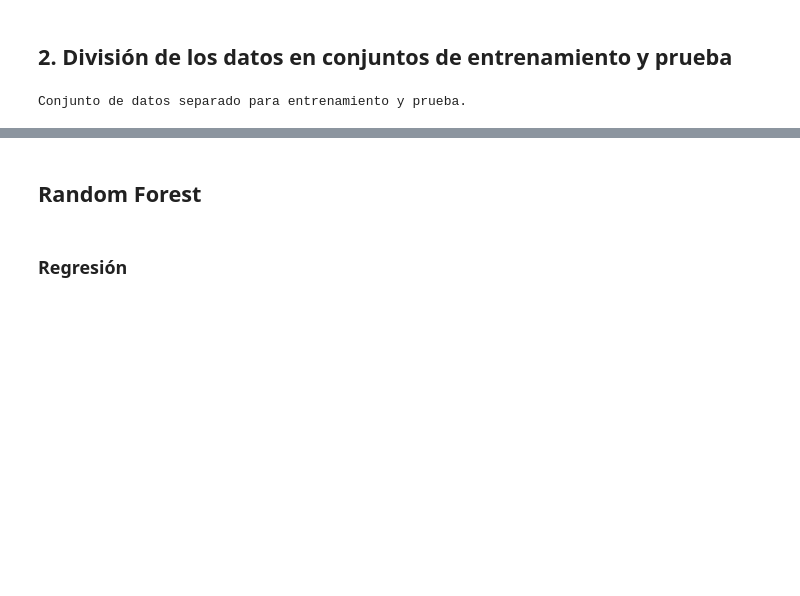
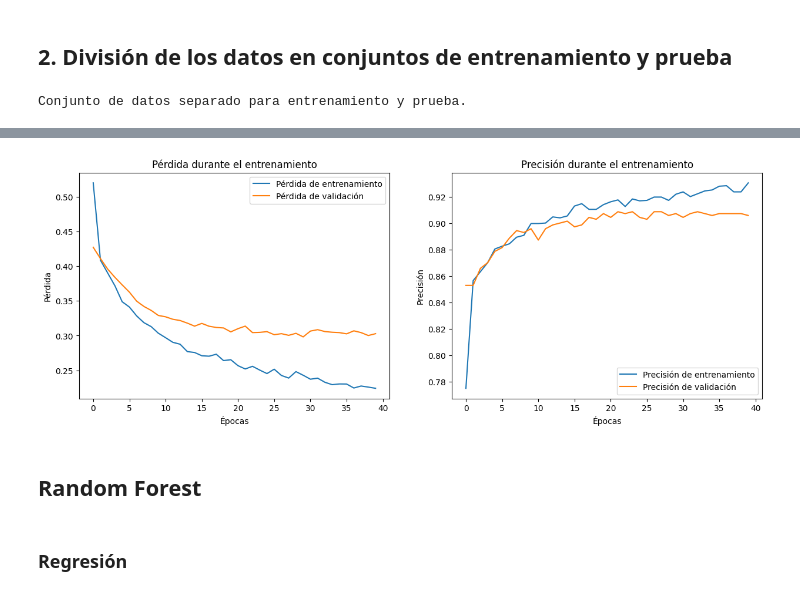
Before and after one commit to pamelamurilloa/DataMining-ISW911-ThirdProject-MachineLearning, a Jupyter notebook: ProyectoIII.ipynb, the cells around one changed output, grey strips where cells are left out. Drawn from its saved outputs; the diff is of its cells as text; code cells hidden in the pictures; blank space fills up the shorter version.

Commit message:
Implements training of neural networks to predict 'Churn'.

```diff
--- a/ProyectoIII.ipynb
+++ b/ProyectoIII.ipynb
@@ -123,0 +156,3 @@ Conjunto de datos separado para entrenamiento y prueba.
+# %%
+# Crear modelo de red neuronal secuencial
+model = Sequential()
@@ -123,0 +179,18 @@ Conjunto de datos separado para entrenamiento y prueba.
+# %%
+# Compilar el modelo
+model.compile(optimizer='adam', loss='binary_crossentropy', metrics=['accuracy'])
+# %%
+# Entrenar modelo
+
+# Detiene el entrenamiento del modelo cuando no hay mejora
+early_stopping = EarlyStopping(monitor='val_loss', patience=10, restore_best_weights=True)
+
+# Ajustar el modelo
+history = model.fit(
+    x_train, y_train,           # Datos de entrenamiento
+    validation_split=0.2,       # Usar el 20% del entrenamiento como validación
+    epochs=100,                 # Número máximo de épocas
+    batch_size=32,              # Tamaño del lote
+    callbacks=[early_stopping], # Para finalizar si después de 5 iteraciones no mejora
+    verbose=1                   # Nivel de detalle de la salida
+)
@@ -124,3 +215,27 @@ Conjunto de datos separado para entrenamiento y prueba.
+# %%
+# Visualizar resultados del rendimiento del entrenamiento
+
+fig, axes = plt.subplots(1, 2, figsize=(15, 5))  # 1 row, 2 columns
+
+# Pérdida
+axes[0].plot(history.history['loss'], label='Pérdida de entrenamiento')
+axes[0].plot(history.history['val_loss'], label='Pérdida de validación')
+axes[0].legend()
+axes[0].set_title('Pérdida durante el entrenamiento')
+axes[0].set_xlabel('Épocas')
+axes[0].set_ylabel('Pérdida')
+
+# Precisión
+axes[1].plot(history.history['accuracy'], label='Precisión de entrenamiento')
+axes[1].plot(history.history['val_accuracy'], label='Precisión de validación')
+axes[1].legend()
+axes[1].set_title('Precisión durante el entrenamiento')
+axes[1].set_xlabel('Épocas')
+axes[1].set_ylabel('Precisión')
+
+plt.show()
+# %% [output]
+[figure, added]
 # %% [markdown]
 ## Random Forest
 # %%
```
Also changed, not shown: parts of 14 cells of this notebook.
